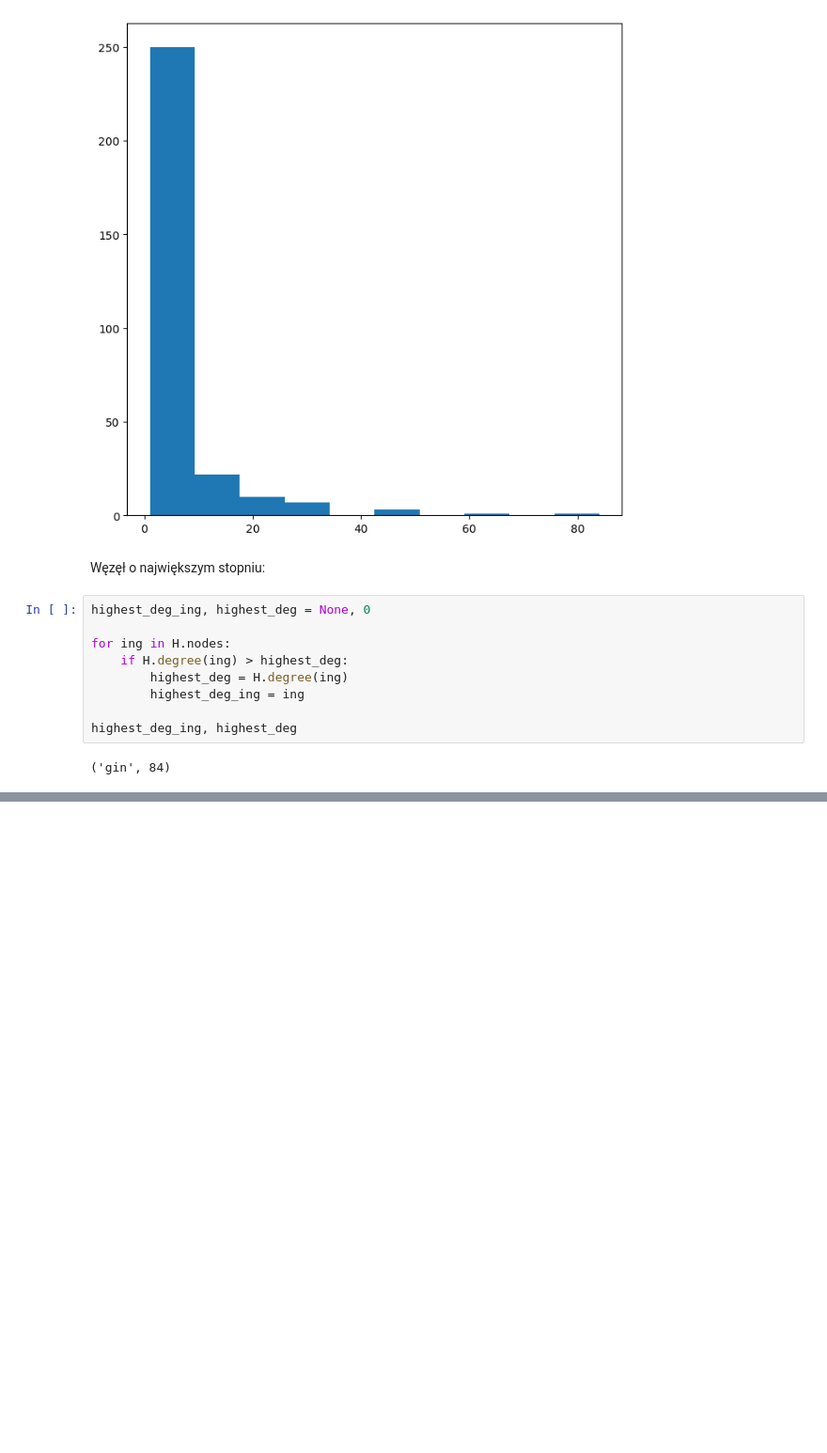
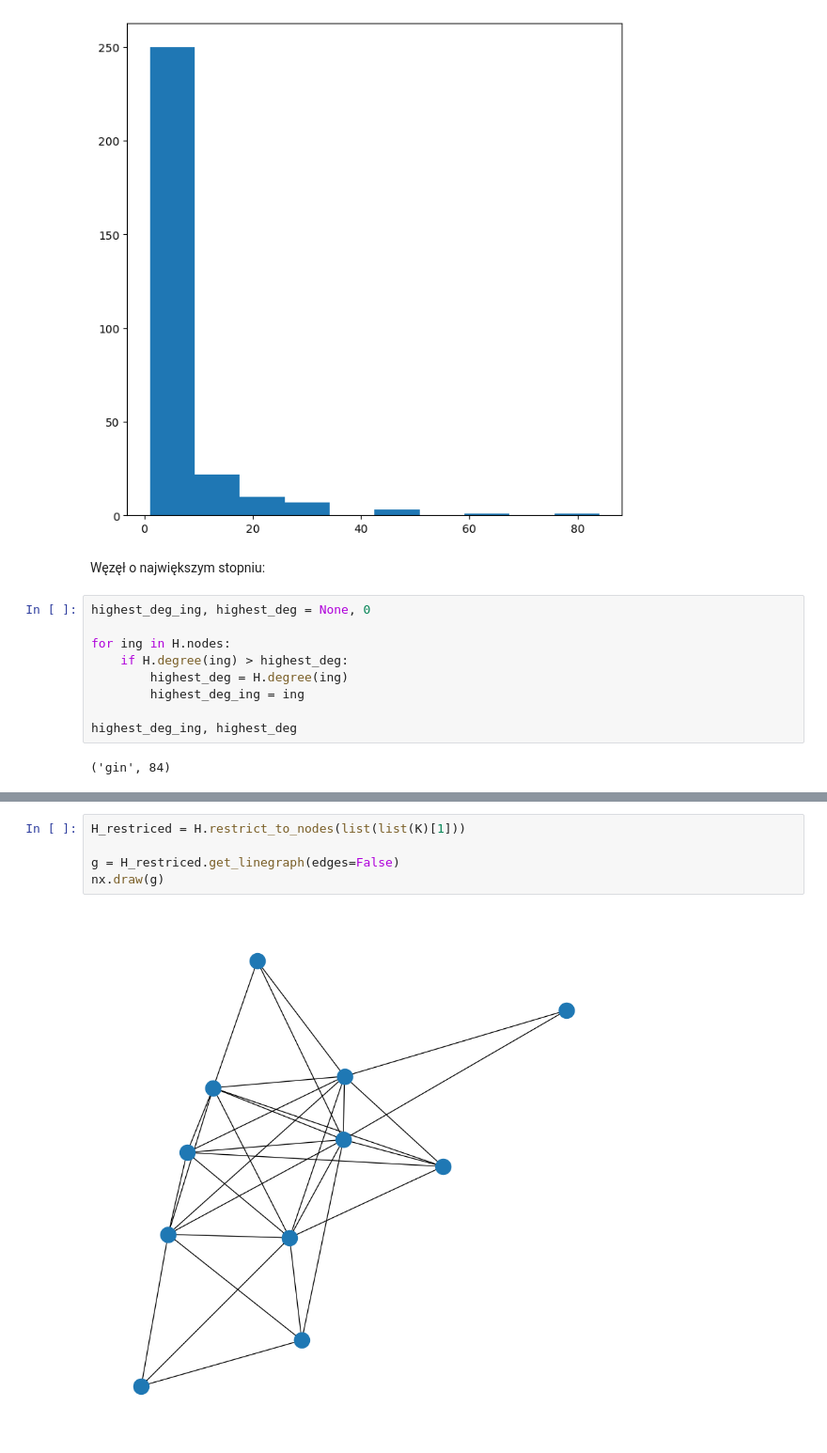
Before and after one commit to mwizer/complex-networks-of-drinks, a Jupyter notebook: basic_analysis.ipynb, the cells around one changed output, grey strips where cells are left out. Shown: that part at 94% size. Saved outputs shown, nothing was run; the diff lists cells and outputs as text; blank space fills up the shorter version.

```diff
--- a/basic_analysis.ipynb
+++ b/basic_analysis.ipynb
@@ -239,0 +298,7 @@ highest_deg_ing, highest_deg
+# %%
+H_restriced = H.restrict_to_nodes(list(list(K)[1]))
+
+g = H_restriced.get_linegraph(edges=False)
+nx.draw(g)
+# %% [output]
+[figure, added]
```
Also changed, not shown: parts of 10 cells of this notebook.
